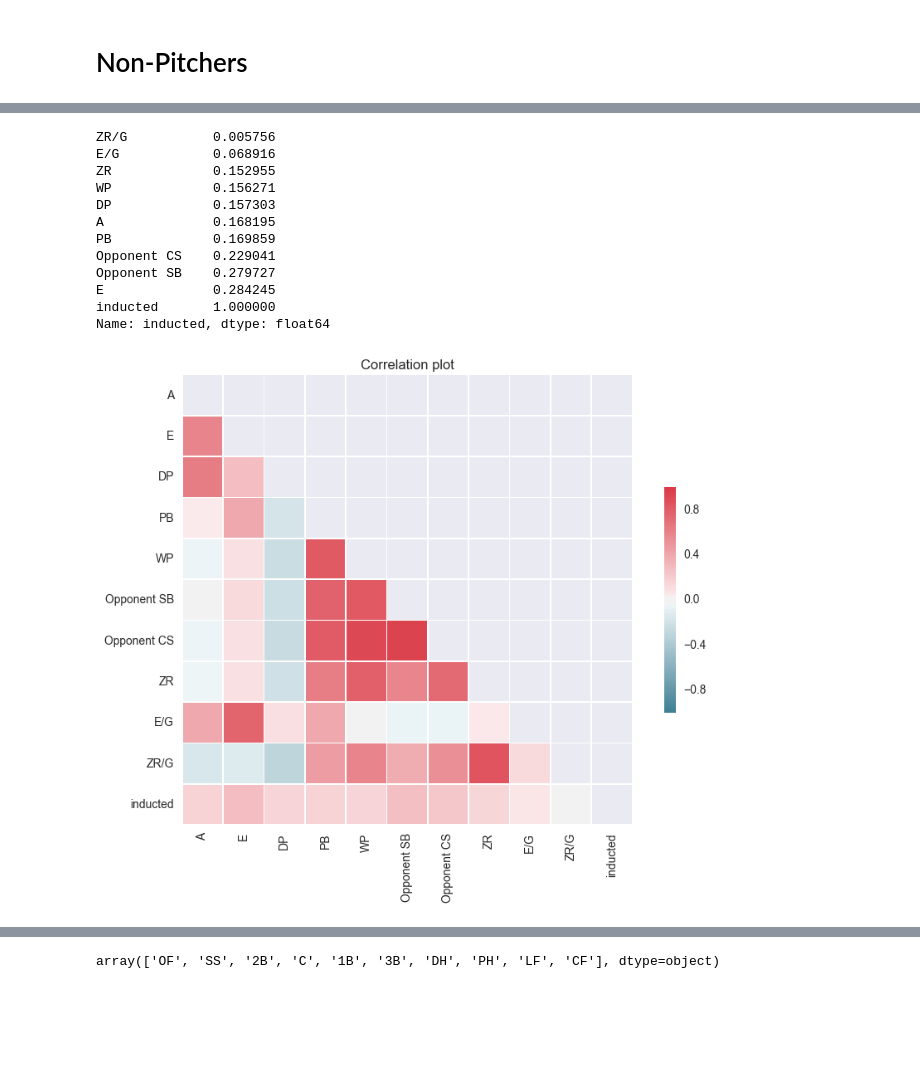
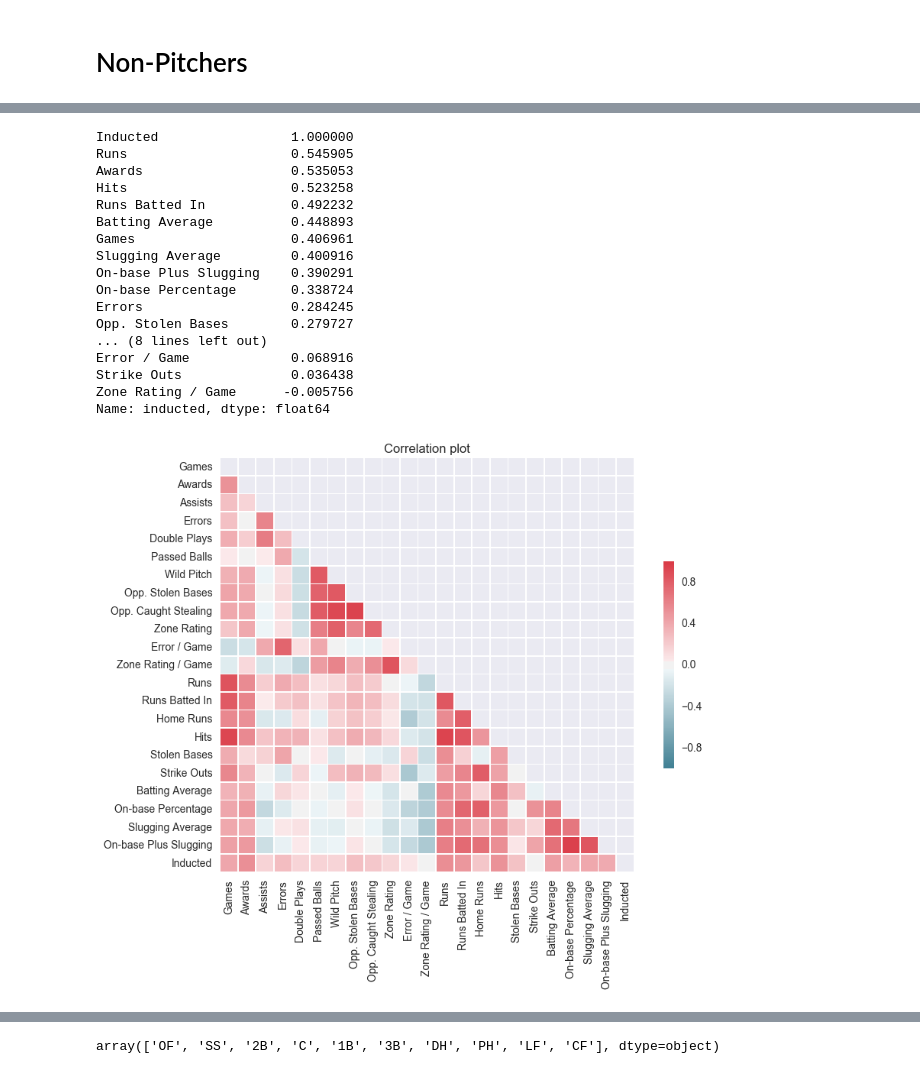
Before and after one commit to hueykwik/baseballhof, a Jupyter notebook: Baseball Hall of Fame Analysis.ipynb, the cells around one changed output, grey strips where cells are left out. Drawn from its saved outputs; the diff is of its cells as text; code cells hidden in the pictures; blank space fills up the shorter version.

Commit message:
Refactoring into one corr_plot function.

```diff
--- a/Baseball Hall of Fame Analysis.ipynb
+++ b/Baseball Hall of Fame Analysis.ipynb
@@ -370,0 +351,11 @@ Suggests a bias towards offensive statistics.
+# %%
+def create_corr_df(df):
+
+def create_corr_plot(df, show_plot=True):
+
+
+    display(corr.loc['inducted'].sort_values(ascending=False))
+    if show_plot == True:
+        corr_plot(corr)
+
+    return corr
@@ -371,16 +368,21 @@ Suggests a bias towards offensive statistics.
 # %%
-_ = fielding_corr_plot(non_pitchers)
+_ = create_corr_plot(non_pitchers)
 # %% [output]
-ZR/G           0.005756
-E/G            0.068916
-ZR             0.152955
-WP             0.156271
-DP             0.157303
-A              0.168195
-PB             0.169859
-Opponent CS    0.229041
-Opponent SB    0.279727
-E              0.284245
-inducted       1.000000
+Inducted                 1.000000
+Runs                     0.545905
+Awards                   0.535053
+Hits                     0.523258
+Runs Batted In           0.492232
+Batting Average          0.448893
+Games                    0.406961
+Slugging Average         0.400916
+On-base Plus Slugging    0.390291
+On-base Percentage       0.338724
+Errors                   0.284245
+Opp. Stolen Bases        0.279727
+... (8 lines left out)
+Error / Game             0.068916
+Strike Outs              0.036438
+Zone Rating / Game      -0.005756
 Name: inducted, dtype: float64
-[figure, old version]
+[figure, new version]
```
Also changed, not shown: parts of 28 cells of this notebook.
